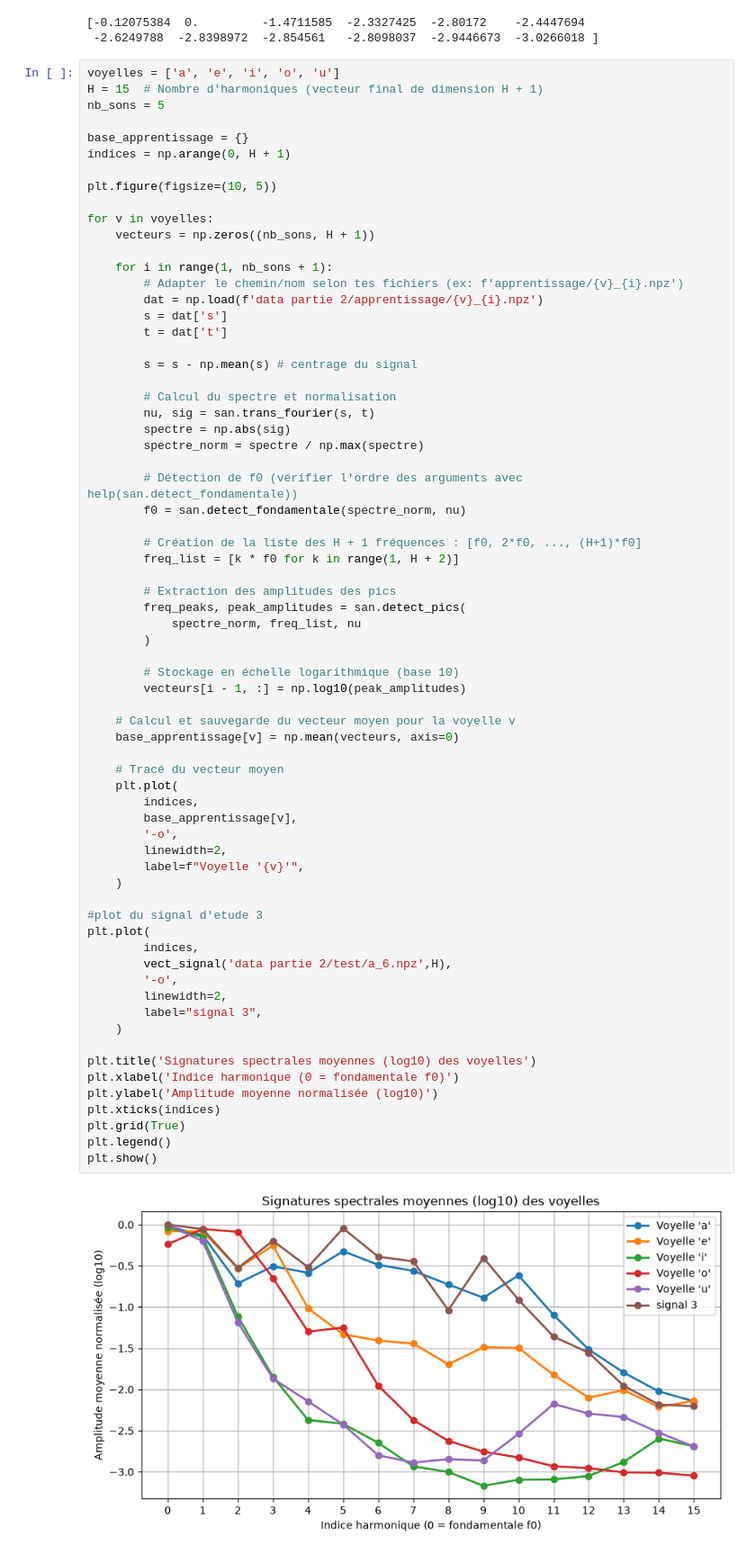
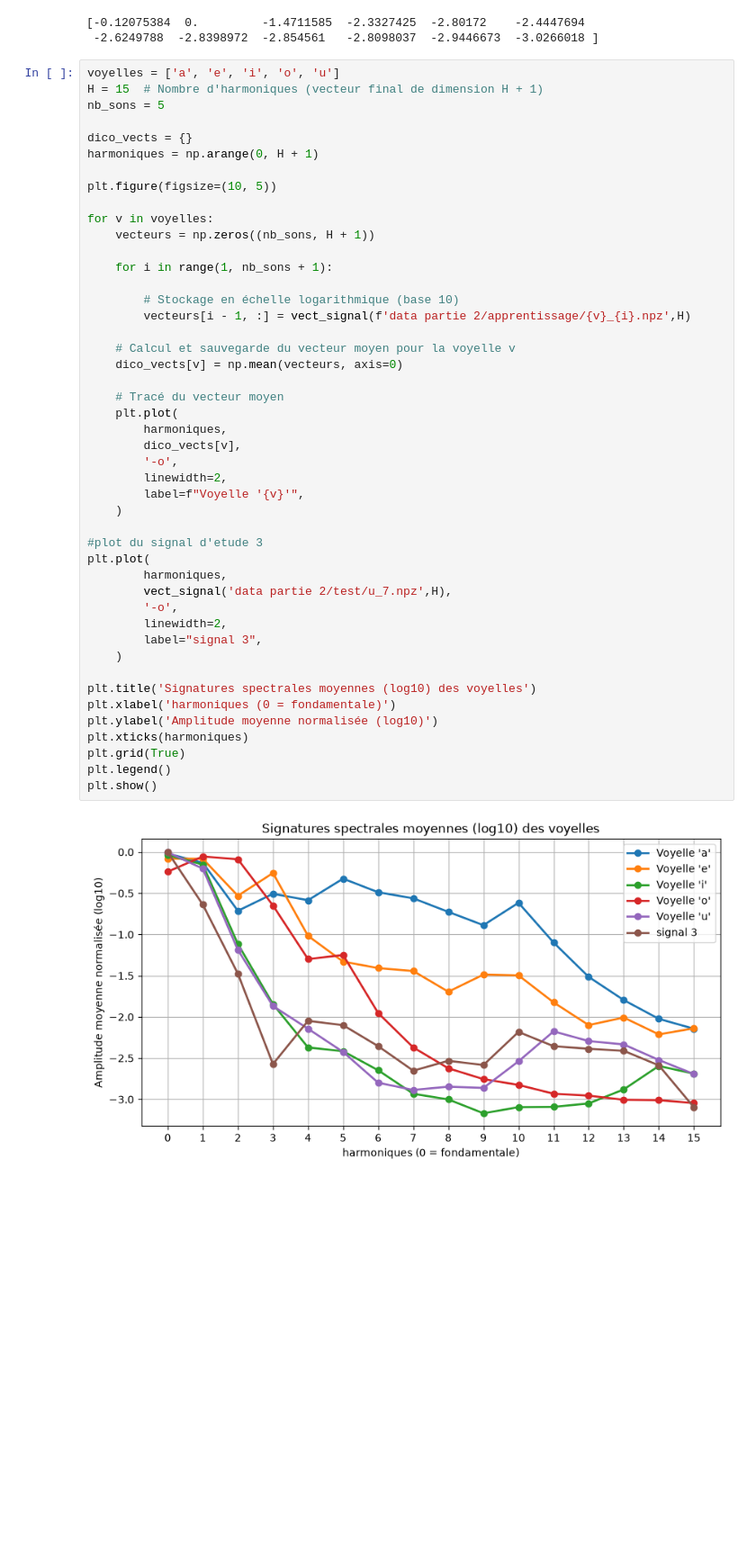
Before and after one commit to Adell-T/Projet-detection-voyelles, a Jupyter notebook: voyelle.ipynb, the cells around one changed output. Shown at 90% size. Cells and saved outputs as stored; diff of their text form; blank space fills up the shorter version.

Commit message:
calculs vects avec fct + 1re strat calcul distances

```diff
--- a/voyelle.ipynb
+++ b/voyelle.ipynb
@@ -96,68 +96,46 @@ voyelles = ['a', 'e', 'i', 'o', 'u']
 H = 15  # Nombre d'harmoniques (vecteur final de dimension H + 1)
 nb_sons = 5
 
-base_apprentissage = {}
-indices = np.arange(0, H + 1)
+dico_vects = {}
+harmoniques = np.arange(0, H + 1)
 
 plt.figure(figsize=(10, 5))
 
 for v in voyelles:
     vecteurs = np.zeros((nb_sons, H + 1))
 
     for i in range(1, nb_sons + 1):
-        # Adapter le chemin/nom selon tes fichiers (ex: f'apprentissage/{v}_{i}.npz')
-        dat = np.load(f'data partie 2/apprentissage/{v}_{i}.npz')
-        s = dat['s']
-        t = dat['t']
-
-        s = s - np.mean(s) # centrage du signal
-
-        # Calcul du spectre et normalisation
-        nu, sig = san.trans_fourier(s, t)
-        spectre = np.abs(sig)
-        spectre_norm = spectre / np.max(spectre)
-
-        # Détection de f0 (vérifier l'ordre des arguments avec help(san.detect_fondamentale))
-        f0 = san.detect_fondamentale(spectre_norm, nu)
-
-        # Création de la liste des H + 1 fréquences : [f0, 2*f0, ..., (H+1)*f0]
-        freq_list = [k * f0 for k in range(1, H + 2)]
-
-        # Extraction des amplitudes des pics
-        freq_peaks, peak_amplitudes = san.detect_pics(
-            spectre_norm, freq_list, nu
-        )
 
         # Stockage en échelle logarithmique (base 10)
-        vecteurs[i - 1, :] = np.log10(peak_amplitudes)
+        vecteurs[i - 1, :] = vect_signal(f'data partie 2/apprentissage/{v}_{i}.npz',H)
 
     # Calcul et sauvegarde du vecteur moyen pour la voyelle v
-    base_apprentissage[v] = np.mean(vecteurs, axis=0)
+    dico_vects[v] = np.mean(vecteurs, axis=0)
 
     # Tracé du vecteur moyen
     plt.plot(
-        indices,
-        base_apprentissage[v],
+        harmoniques,
+        dico_vects[v],
         '-o',
         linewidth=2,
         label=f"Voyelle '{v}'",
     )
 
 #plot du signal d'etude 3
 plt.plot(
-        indices,
-        vect_signal('data partie 2/test/a_6.npz',H),
+        harmoniques,
+        vect_signal('data partie 2/test/u_7.npz',H),
         '-o',
         linewidth=2,
         label="signal 3",
     )
 
 plt.title('Signatures spectrales moyennes (log10) des voyelles')
-plt.xlabel('Indice harmonique (0 = fondamentale f0)')
+plt.xlabel('harmoniques (0 = fondamentale)')
 plt.ylabel('Amplitude moyenne normalisée (log10)')
-plt.xticks(indices)
+plt.xticks(harmoniques)
 plt.grid(True)
 plt.legend()
 plt.show()
 # %% [output]
-[figure, old version]
+[figure, new version]
```
Also changed, not shown: parts of 1 cell of this notebook.
